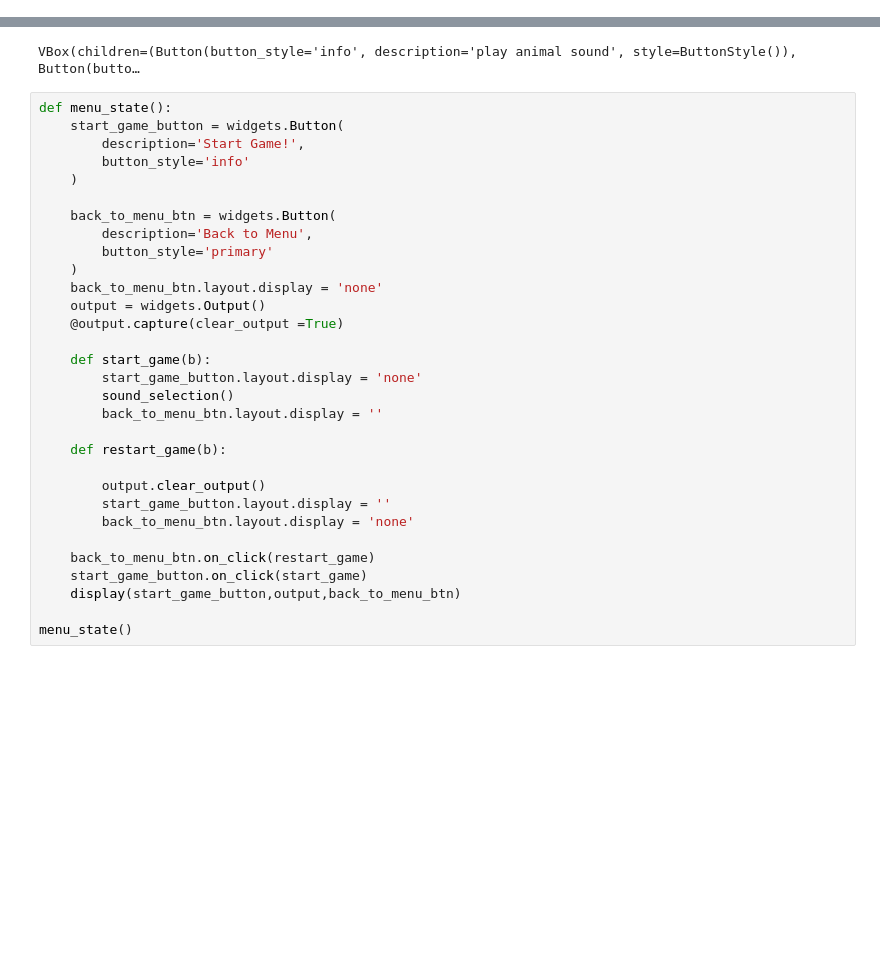
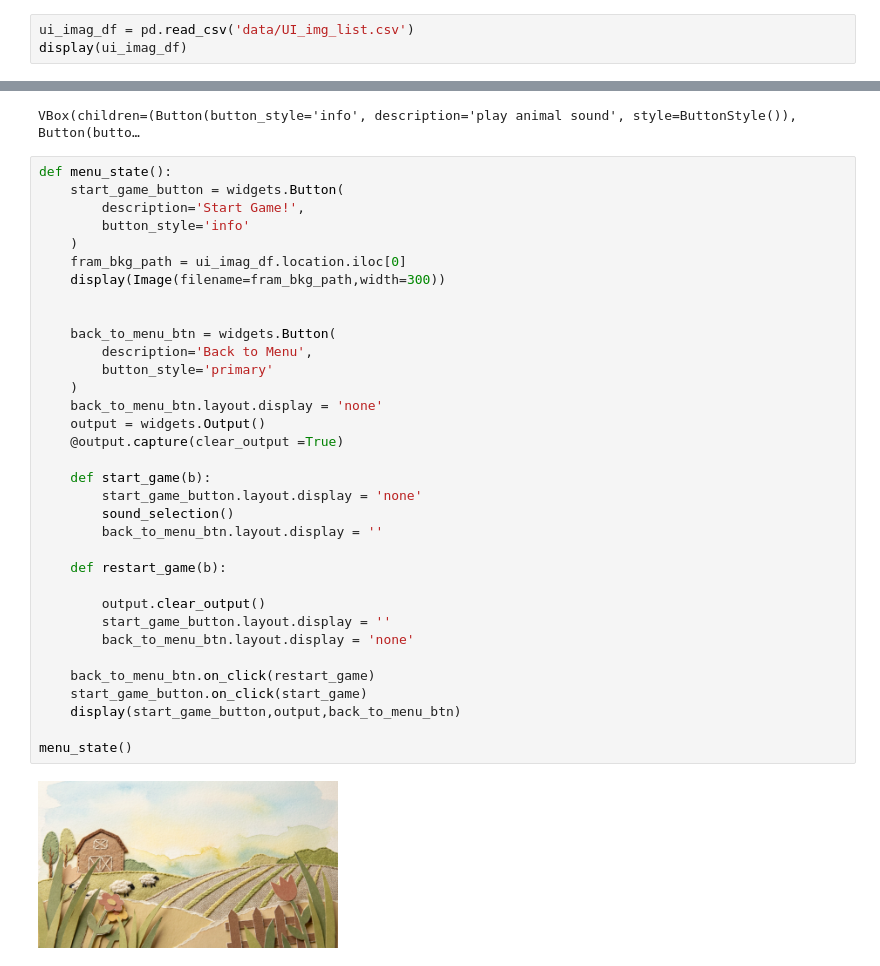
Before and after one commit to chloe-lo-wpp/Game-Asm-Sound-Match, a Jupyter notebook: GuessSound.ipynb, the cells around one changed output, grey strips where cells are left out. Saved outputs shown, nothing was run; the diff lists cells and outputs as text; blank space fills up the shorter version.

```diff
--- a/GuessSound.ipynb
+++ b/GuessSound.ipynb
@@ -77,3 +77,6 @@ def stop_sound_button(i):
 stop_sound_button(0)
 # %% [output]
 [interactive output not drawn]
+# %%
+ui_imag_df = pd.read_csv('data/UI_img_list.csv')
+display(ui_imag_df)
@@ -129,33 +137,37 @@ def menu_state():
     start_game_button = widgets.Button(
         description='Start Game!',
         button_style='info'
     )
+    fram_bkg_path = ui_imag_df.location.iloc[0]
+    display(Image(filename=fram_bkg_path,width=300))
+
 
     back_to_menu_btn = widgets.Button(
         description='Back to Menu',
         button_style='primary'
     )
     back_to_menu_btn.layout.display = 'none'
     output = widgets.Output()
     @output.capture(clear_output =True)
 
     def start_game(b):
         start_game_button.layout.display = 'none'
         sound_selection()
         back_to_menu_btn.layout.display = ''
 
     def restart_game(b):
 
         output.clear_output()
         start_game_button.layout.display = ''
         back_to_menu_btn.layout.display = 'none'
 
     back_to_menu_btn.on_click(restart_game)
     start_game_button.on_click(start_game)
     display(start_game_button,output,back_to_menu_btn)
 
 menu_state()
 # %% [output]
+[figure, added]
 [interactive output not drawn]
 [interactive output not drawn]
 [interactive output not drawn]
```
Also changed, not shown: parts of 2 cells of this notebook, 4 other files.
